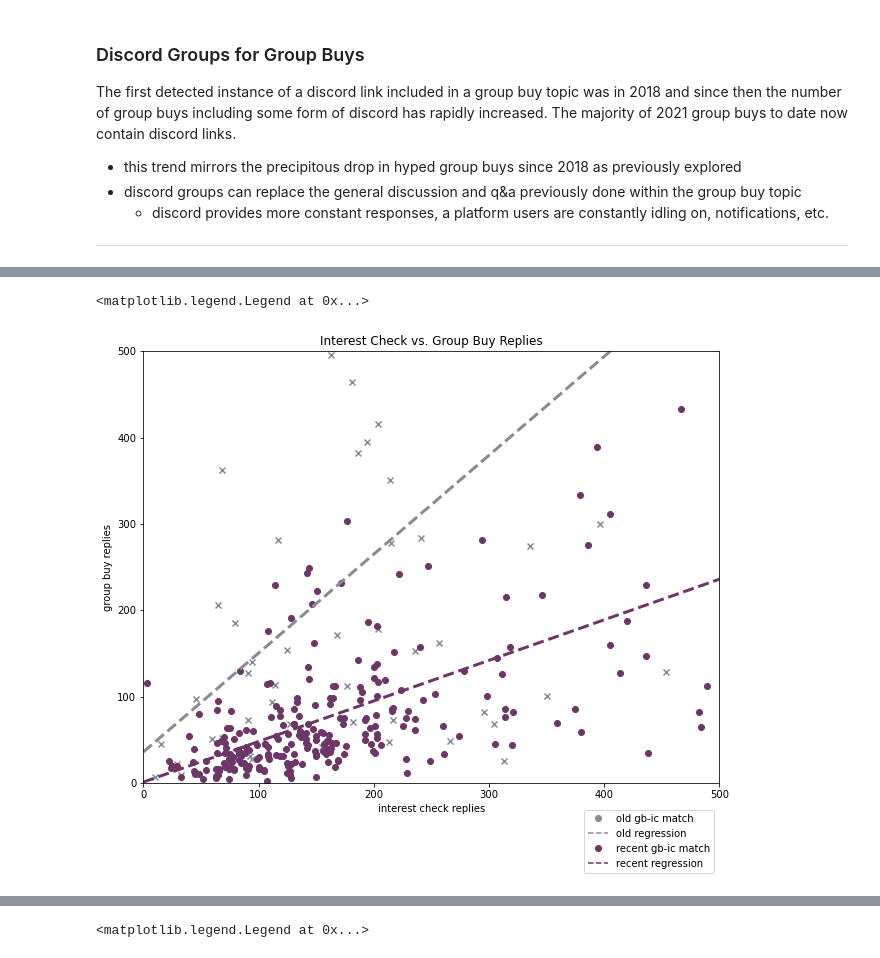
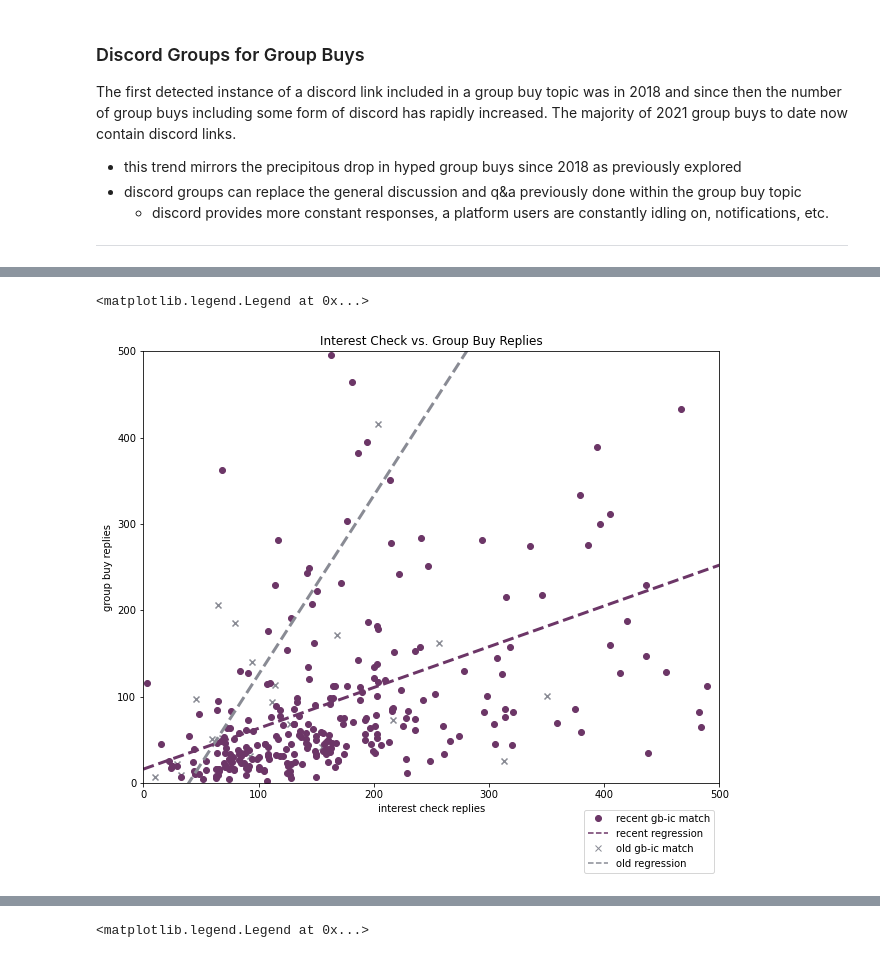
Before and after one commit to mattsalinero/mechanalysis, a Jupyter notebook: mechgraphing.ipynb, the cells around one changed output, grey strips where cells are left out. Drawn from its saved outputs; the diff is of its cells as text; code cells hidden in the pictures.

```diff
--- a/mechgraphing.ipynb
+++ b/mechgraphing.ipynb
@@ -389,7 +393,7 @@ match_query = """
         IFNULL(gbdata.full_name, icdata.full_name) as full_name,
         IFNULL(gbdata.creator, icdata.creator) as creator,
         CASE --used for later filter based on recency
-            WHEN STRFTIME('%Y', gbdata.topic_created) IN ('2019', '2020', '2021')
+            WHEN STRFTIME('%Y', gbdata.topic_created) IN ('2018', '2019', '2020', '2021')
                 THEN 'recent'
             ELSE 'not_recent'
         END as era,
@@ -421,13 +425,17 @@ conn = sqlite3.connect(db)
 match_df = pd.read_sql_query(match_query, conn)
 conn.close()
 # %%
-match_old_fit = np.polynomial.polynomial.Polynomial.fit(
+# fit regression lines based on year
+
+match_old_fit, old_stats = np.polynomial.polynomial.Polynomial.fit(
                match_df[match_df['era'] == 'not_recent']['ic_replies'],
-               match_df[match_df['era'] == 'not_recent']['gb_replies'], 1)
+               match_df[match_df['era'] == 'not_recent']['gb_replies'], 1, full=True)
 match_rec_fit = np.polynomial.polynomial.Polynomial.fit(
                match_df[match_df['era'] == 'recent']['ic_replies'],
                match_df[match_df['era'] == 'recent']['gb_replies'], 1)
 match_xpos = np.linspace(0, 1000)
+
+# TODO: get the r of these regressions in here somehow (use old_stats)
 # %%
 # gb-ic match plot
 
@@ -438,36 +446,37 @@ match_ax1 = match_plot.add_axes([1, 1, 1, 1])
 # plot ic replies vs. gb replies for matching topics
 match_ax1.scatter(match_df[match_df['era'] == 'not_recent']['ic_replies'],
                   match_df[match_df['era'] == 'not_recent']['gb_replies'],
                   marker='x', color=dtotal_gray)
 match_ax1.scatter(match_df[match_df['era'] == 'recent']['ic_replies'],
                   match_df[match_df['era'] == 'recent']['gb_replies'],
                   marker='o', color=hype_purp)
 match_ax1.plot(match_xpos, match_old_fit(match_xpos),
                marker='', linewidth=3, linestyle='dashed', color=dtotal_gray)
 match_ax1.plot(match_xpos, match_rec_fit(match_xpos),
                marker='', linewidth=3, linestyle='dashed', color=hype_purp)
 
 # add axis labels/ticks
 match_ax1.set_title("Interest Check vs. Group Buy Replies")
 
 match_ax1.set_xlabel('interest check replies')
 match_ax1.set_xlim(0, 500)
 
 match_ax1.set_ylabel('group buy replies')
 match_ax1.set_ylim(0, 500)
 
 # TODO: outlier effect on old regression?
 
 # create legend
-old_patch = mlines.Line2D([], [], color=dtotal_gray, marker='o',
-                          linewidth=0, label="old gb-ic match")
-old_fit_patch = mlines.Line2D([], [], color=dtotal_gray, marker='',
-                          linestyle='dashed', label="old regression")
 rec_patch = mlines.Line2D([], [], color=hype_purp, marker='o',
                           linewidth=0, label="recent gb-ic match")
 rec_fit_patch = mlines.Line2D([], [], color=hype_purp, marker='',
                           linestyle='dashed', label="recent regression")
-plt.legend(handles=[old_patch, old_fit_patch, rec_patch, rec_fit_patch], bbox_to_anchor=(1, -0.05), loc='upper right')
+old_patch = mlines.Line2D([], [], color=dtotal_gray, marker='x',
+                          linewidth=0, label="old gb-ic match")
+old_fit_patch = mlines.Line2D([], [], color=dtotal_gray, marker='',
+                          linestyle='dashed', label="old regression")
+match_plot.legend(handles=[rec_patch, rec_fit_patch, old_patch, old_fit_patch],
+                  bbox_to_anchor=(1, -.05, 1, 1), loc='upper right')
 # %% [output]
 <matplotlib.legend.Legend at 0x...>
-[figure, old version]
+[figure, new version]
```
Also changed, not shown: parts of 15 cells of this notebook, 1 other file.
